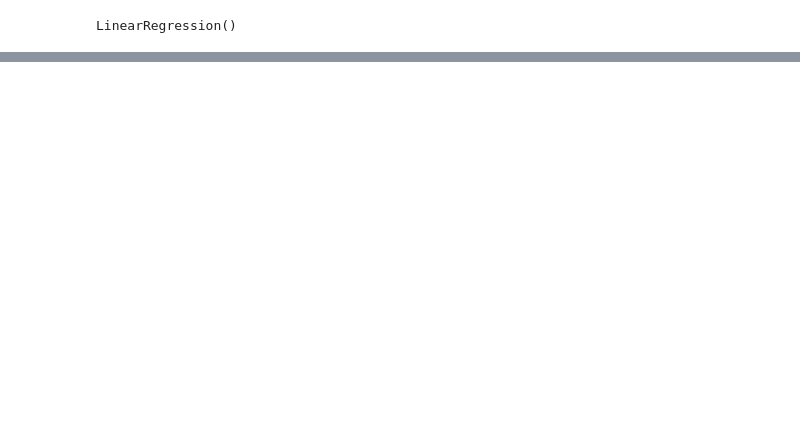
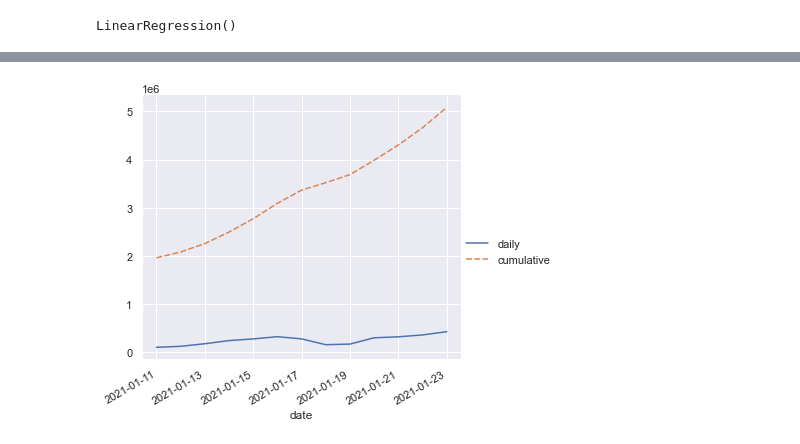
Before and after one commit to Ryce/uk-vaccination-projection-regression, a Jupyter notebook: vaccinations.ipynb, the cells around one changed output, grey strips where cells are left out. Cells and saved outputs as stored; diff of their text form; code cells hidden in the pictures; blank space fills up the shorter version.

```diff
--- a/vaccinations.ipynb
+++ b/vaccinations.ipynb
@@ -43,13 +45,14 @@ cumulative_vaccinations = [
     3985579,
     4303730,
     4661293,
+    5085771,
     ]
 
-daily_inoculations = []
+daily_inoculations = [100000]
 
 for i, x in enumerate(cumulative_vaccinations):
     if len(cumulative_vaccinations) > i+1:
         daily_inoculations.append(cumulative_vaccinations[i+1] - x)
 
-daily_inoculations = pd.DataFrame({'date': pd.date_range(start='1/11/2021', end='1/21/2021'), 'delta': daily_inoculations})
-daily_inoculations.set_index('date', inplace=True)
+dataframe = pd.DataFrame({'date': pd.date_range(start='1/11/2021', end='1/23/2021'), 'daily': daily_inoculations, 'cumulative': cumulative_vaccinations})
+dataframe.set_index('date', inplace=True)
@@ -126,0 +158,7 @@ fig.show()
+# %%
+import seaborn as sns
+sns.set_theme(style="darkgrid")
+g = sns.relplot(kind="line", data=dataframe)
+g.fig.autofmt_xdate()
+# %% [output]
+[figure, added]
```
Also changed, not shown: parts of 9 cells of this notebook.
